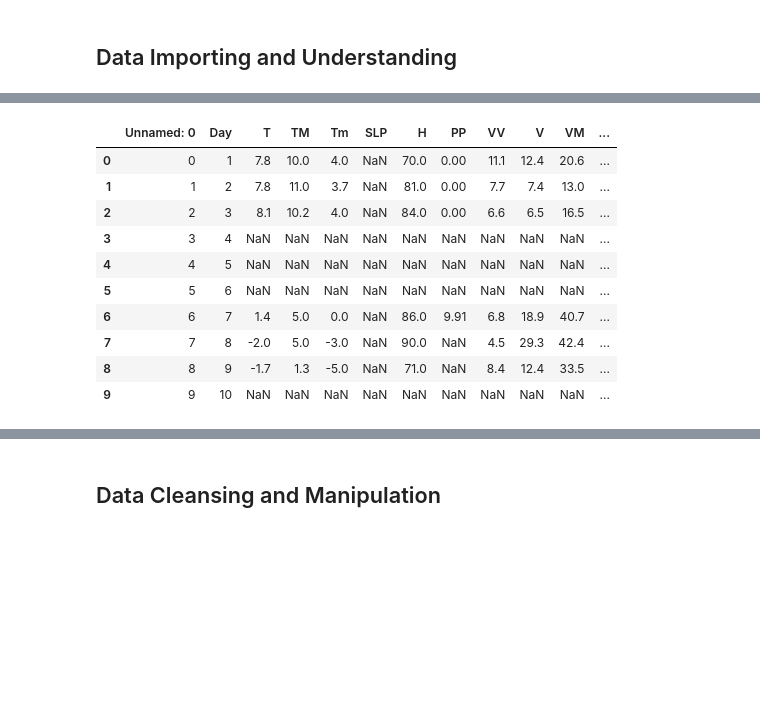
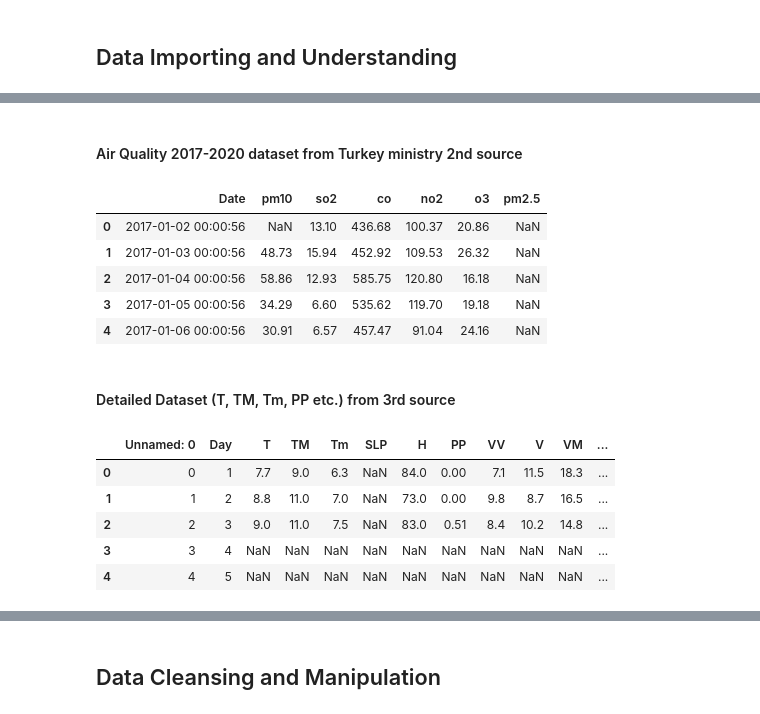
Before and after one commit to erolerdogan/AirQuality_in_Istanbul, a Jupyter notebook: AQI_in_Istanbul.ipynb, the cells around one changed output, grey strips where cells are left out. Drawn from its saved outputs; the diff is of its cells as text; code cells hidden in the pictures; blank space fills up the shorter version.

Commit message:
Dataset has been cleaned / combined / manipulated / filled

```diff
--- a/AQI_in_Istanbul.ipynb
+++ b/AQI_in_Istanbul.ipynb
@@ -50,16 +71,26 @@ import matplotlib.pyplot as plt
+# %% [markdown]
+#### Air Quality 2017-2020 dataset from Turkey ministry 2nd source
+# %%
+aqi_second = pd.read_excel("istanbul_besiktas_aqi_sim_2017-2020.xlsx", header=1,
+                           names=["Date", "pm10", "so2", "co", "no2", "o3", "pm2.5"])
+aqi_second.head()
+# %% [output]
+|  | Date | pm10 | so2 | co | no2 | o3 | pm2.5 |
+| 0 | 2017-01-02 00:00:56 | NaN | 13.10 | 436.68 | 100.37 | 20.86 | NaN |
+| 1 | 2017-01-03 00:00:56 | 48.73 | 15.94 | 452.92 | 109.53 | 26.32 | NaN |
+| 2 | 2017-01-04 00:00:56 | 58.86 | 12.93 | 585.75 | 120.80 | 16.18 | NaN |
+| 3 | 2017-01-05 00:00:56 | 34.29 | 6.60 | 535.62 | 119.70 | 19.18 | NaN |
+| 4 | 2017-01-06 00:00:56 | 30.91 | 6.57 | 457.47 | 91.04 | 24.16 | NaN |
+# %% [markdown]
+#### Detailed Dataset (T, TM, Tm, PP etc.) from 3rd source
 # %%
-combined_data = pd.read_csv("combined_data.csv")
+detailed_data = pd.read_csv("combined_data.csv")
 
-combined_data.head(10)
+detailed_data.head()
 # %% [output]
 |  | Unnamed: 0 | Day | T | TM | Tm | SLP | H | PP | VV | V | VM | ... |
-| 0 | 0 | 1 | 7.8 | 10.0 | 4.0 | NaN | 70.0 | 0.00 | 11.1 | 12.4 | 20.6 | ... |
-| 1 | 1 | 2 | 7.8 | 11.0 | 3.7 | NaN | 81.0 | 0.00 | 7.7 | 7.4 | 13.0 | ... |
-| 2 | 2 | 3 | 8.1 | 10.2 | 4.0 | NaN | 84.0 | 0.00 | 6.6 | 6.5 | 16.5 | ... |
+| 0 | 0 | 1 | 7.7 | 9.0 | 6.3 | NaN | 84.0 | 0.00 | 7.1 | 11.5 | 18.3 | ... |
+| 1 | 1 | 2 | 8.8 | 11.0 | 7.0 | NaN | 73.0 | 0.00 | 9.8 | 8.7 | 16.5 | ... |
+| 2 | 2 | 3 | 9.0 | 11.0 | 7.5 | NaN | 83.0 | 0.51 | 8.4 | 10.2 | 14.8 | ... |
 | 3 | 3 | 4 | NaN | NaN | NaN | NaN | NaN | NaN | NaN | NaN | NaN | ... |
 | 4 | 4 | 5 | NaN | NaN | NaN | NaN | NaN | NaN | NaN | NaN | NaN | ... |
-| 5 | 5 | 6 | NaN | NaN | NaN | NaN | NaN | NaN | NaN | NaN | NaN | ... |
-| 6 | 6 | 7 | 1.4 | 5.0 | 0.0 | NaN | 86.0 | 9.91 | 6.8 | 18.9 | 40.7 | ... |
-| 7 | 7 | 8 | -2.0 | 5.0 | -3.0 | NaN | 90.0 | NaN | 4.5 | 29.3 | 42.4 | ... |
-| 8 | 8 | 9 | -1.7 | 1.3 | -5.0 | NaN | 71.0 | NaN | 8.4 | 12.4 | 33.5 | ... |
-| 9 | 9 | 10 | NaN | NaN | NaN | NaN | NaN | NaN | NaN | NaN | NaN | ... |
```
Also changed, not shown: parts of 45 cells of this notebook.
